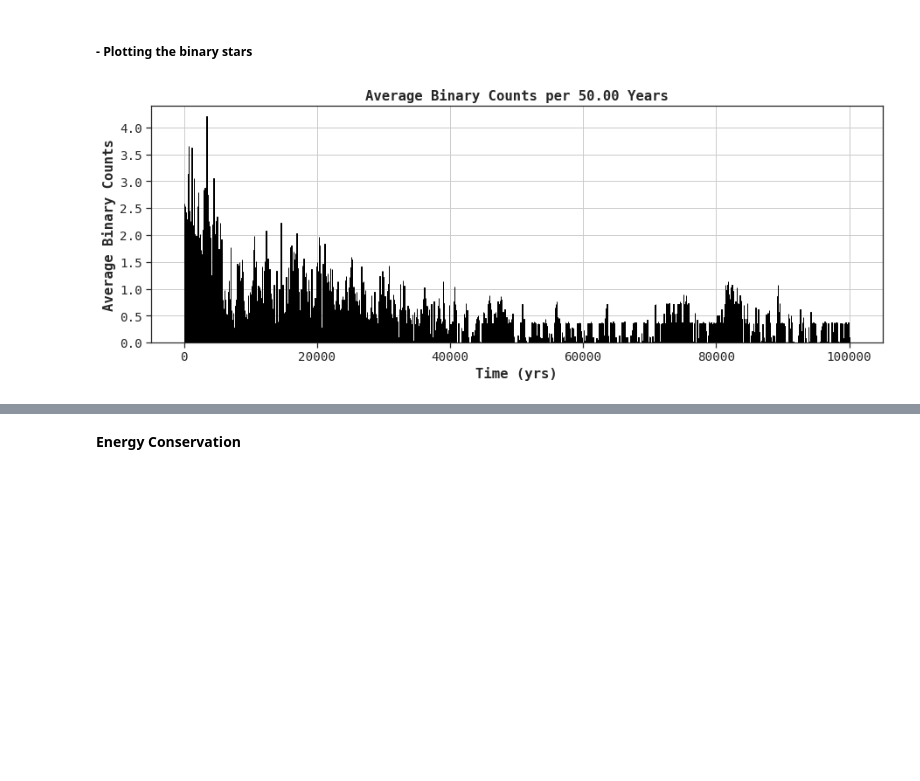
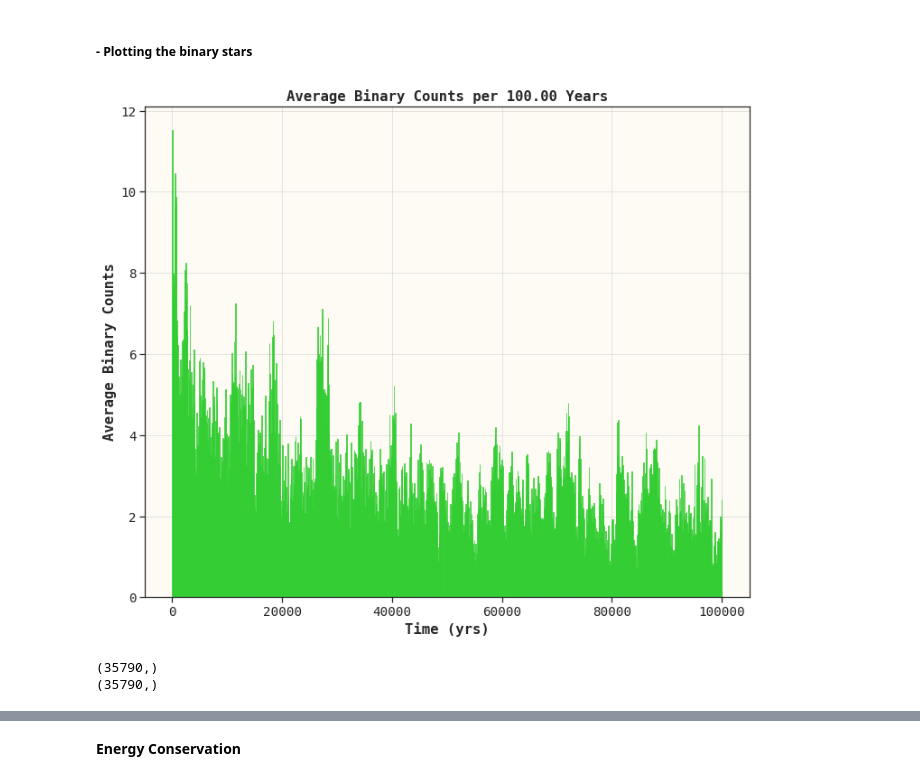
Before and after one commit to quartzar/n-body-cuda, a Jupyter notebook: nbody_notebook.ipynb, the cells around one changed output, grey strips where cells are left out. Cells and saved outputs as stored; diff of their text form; code cells hidden in the pictures; blank space fills up the shorter version.

```diff
--- a/nbody_notebook.ipynb
+++ b/nbody_notebook.ipynb
@@ -89,17 +94,24 @@ def process_data(simulation_run_folder):
         header_dtype = np.dtype([('N', np.int32),
                                 ('current_time', np.float32),
                                 ('delta_time', np.float32),
-                                ('softening_factor', np.float32),])
+                                ('softening_factor', np.float32),
+                                ('mass_seed', np.uint32),
+                                ('position_seed', np.uint32),
+                                ('velocity_seed', np.uint32)])
 
         header = np.frombuffer(f.read(header_dtype.itemsize), header_dtype)
 
     n_bodies = header['N'][0]
     softening_factor = header['softening_factor'][0]
+    mass_seed = header['mass_seed'][0]
+    position_seed = header['position_seed'][0]
+    velocity_seed = header['velocity_seed'][0]
     total_snapshots = len(snapshot_filenames)
 
     print("n_bodies: ", n_bodies)
     print("softening_factor: ", softening_factor)
     print("total_snapshots: ", total_snapshots)
+    print(f'mass_seed: {mass_seed} | position_seed: {position_seed} | velocity_seed: {velocity_seed}')
 
     """
     This code reads each binary snapshot file in turn using `np.frombuffer`, and returns the data as a numpy array. The data is then reshaped to the correct dimensions, and the mass, position, velocity, and force data is extracted.
@@ -286,7 +462,9 @@ def find_bound_pairs(data):
 # %% [markdown]
 #### - Data retrieval
 # %%
-df, time_arr, current_time_arr, delta_time_arr, n_bodies, softening_factor, total_snapshots, total_time = process_data("n-10-cluster-01")
+df, time_arr, current_time_arr, delta_time_arr, n_bodies, softening_factor, total_snapshots, total_time = process_data("n-50-cluster-04")
 GPE, KE, totalE = systemEnergy(df)
-df = find_bound_pairs(df)
+df = find_bound_pairs(df, total_snapshots, n_bodies)
+binary_counts = df['pairs'].apply(lambda row: sum(1 for _ in row))
+# ejection_timescales = find_ejection_timescale(df, n_bodies, total_snapshots)
 # %% [output]
@@ -303,47 +708,48 @@ Total Energy:  7.478861972789292e-08
 # %% [markdown]
 ##### - Plotting the binary stars
 # %%
-binary_counts = df['pairs'].apply(lambda row: sum(1 for _ in row))
+# binary_counts = df['pairs'].apply(lambda row: sum(1 for _ in row))
 
 # Set data
-step_time = 50.0 # in years
+step_time = 100.0 # in years
 x_data = current_time_arr / 365.25
 y_data = binary_counts
 
 # Calculate the number of bins
 total_time = x_data[-1] - x_data[0]
 num_bins = int(np.ceil(total_time / step_time))
 
 # Calculate the bin edges
 bin_edges = np.linspace(x_data[0], x_data[-1], num_bins + 1)
 
 # Calculate the bin centers
 bin_centers = (bin_edges[:-1] + bin_edges[1:]) / 2
 
 # Calculate the bin values
 bin_values, _ = np.histogram(x_data, bins=bin_edges, weights=binary_counts)
 
 # Divide by the actual bin width to get the average
 bin_widths = np.diff(bin_edges)
 bin_values = np.array(bin_values, dtype=float)
 bin_values /= bin_widths
 
 # Create bar plot using matplotlib
 # plt.style.use('bmh')
 fig, ax = plt.subplots()
-fig.set_size_inches(15, 5)
-ax.bar(bin_centers, bin_values, width=step_time, edgecolor='black')
-ax.grid(True)
+fig.set_size_inches(12, 10)
+ax.bar(bin_centers, bin_values, width=step_time,color='limegreen', edgecolor='limegreen', alpha=0.75)
+ax.grid(axis='both', alpha=0.5)
+ax.set_facecolor((254/255, 251/255, 245/255, 1))
 
 # Set labels and title
 ax.set_xlabel('Time (yrs)')
 ax.set_ylabel('Average Binary Counts')
 ax.set_title(f'Average Binary Counts per {step_time:.2f} Years')
 
 # Show the plot
 plt.show()
 # %% [output]
-[figure, old version]
+[figure, new version]
 # %%
 # bound = (df.loc[:,idx[:,'bound']] == True).groupby(level=0, axis=1).sum()
 # bound_pairs = (df.loc[:,idx[:,'bound_to']])
@@ -353,6 +759,9 @@ plt.show()
 # %%
 print(delta_time_arr.shape)
 print(current_time_arr.shape)
+# %% [output]
+(35790,)
+(35790,)
 # %%
 # Create plot environment
 # plt.style.use('bmh')
```
Also changed, not shown: parts of 26 cells of this notebook, 16 other files.
